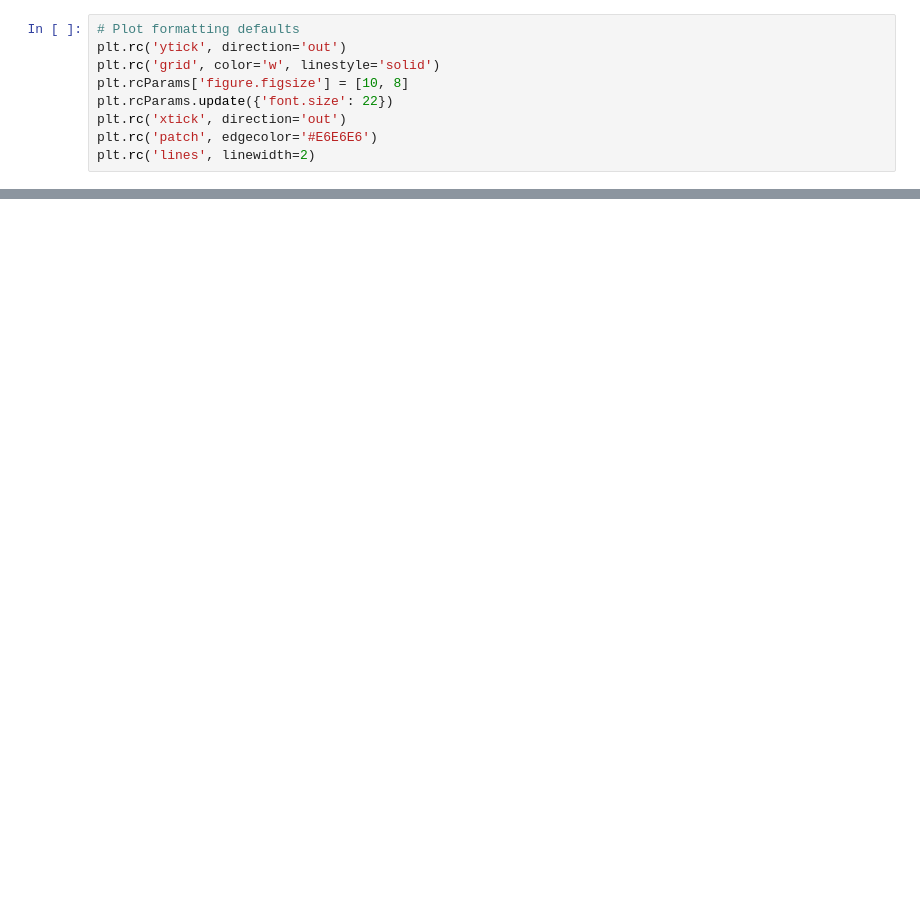
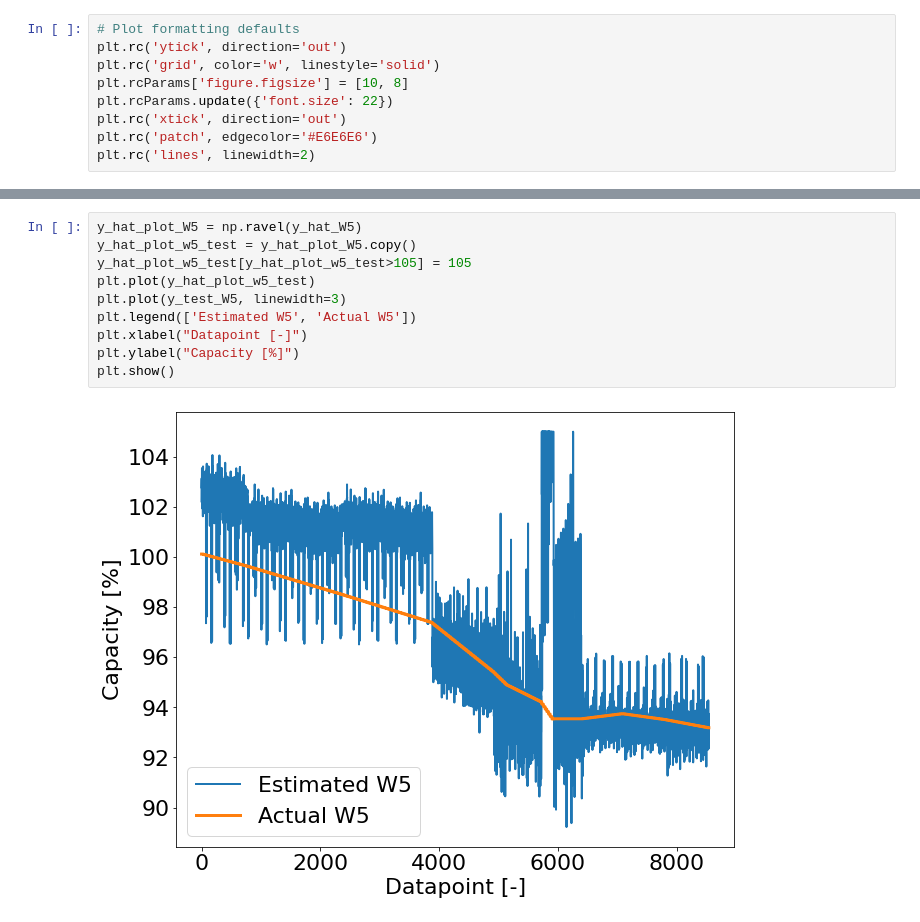
Before and after one commit to kevinrussellmoy/cs-230-final-project, a Jupyter notebook: CNN_MSE.ipynb, the cells around one changed output, grey strips where cells are left out. Drawn from its saved outputs; the diff is of its cells as text; blank space fills up the shorter version.

```diff
--- a/CNN_MSE.ipynb
+++ b/CNN_MSE.ipynb
@@ -163,0 +233,12 @@ NameError: name 'history' is not defined
+# %%
+y_hat_plot_W5 = np.ravel(y_hat_W5)
+y_hat_plot_w5_test = y_hat_plot_W5.copy()
+y_hat_plot_w5_test[y_hat_plot_w5_test>105] = 105
+plt.plot(y_hat_plot_w5_test)
+plt.plot(y_test_W5, linewidth=3)
+plt.legend(['Estimated W5', 'Actual W5'])
+plt.xlabel("Datapoint [-]")
+plt.ylabel("Capacity [%]")
+plt.show()
+# %% [output]
+[figure, added]
```
Also changed, not shown: parts of 12 cells of this notebook, 13 other files.
